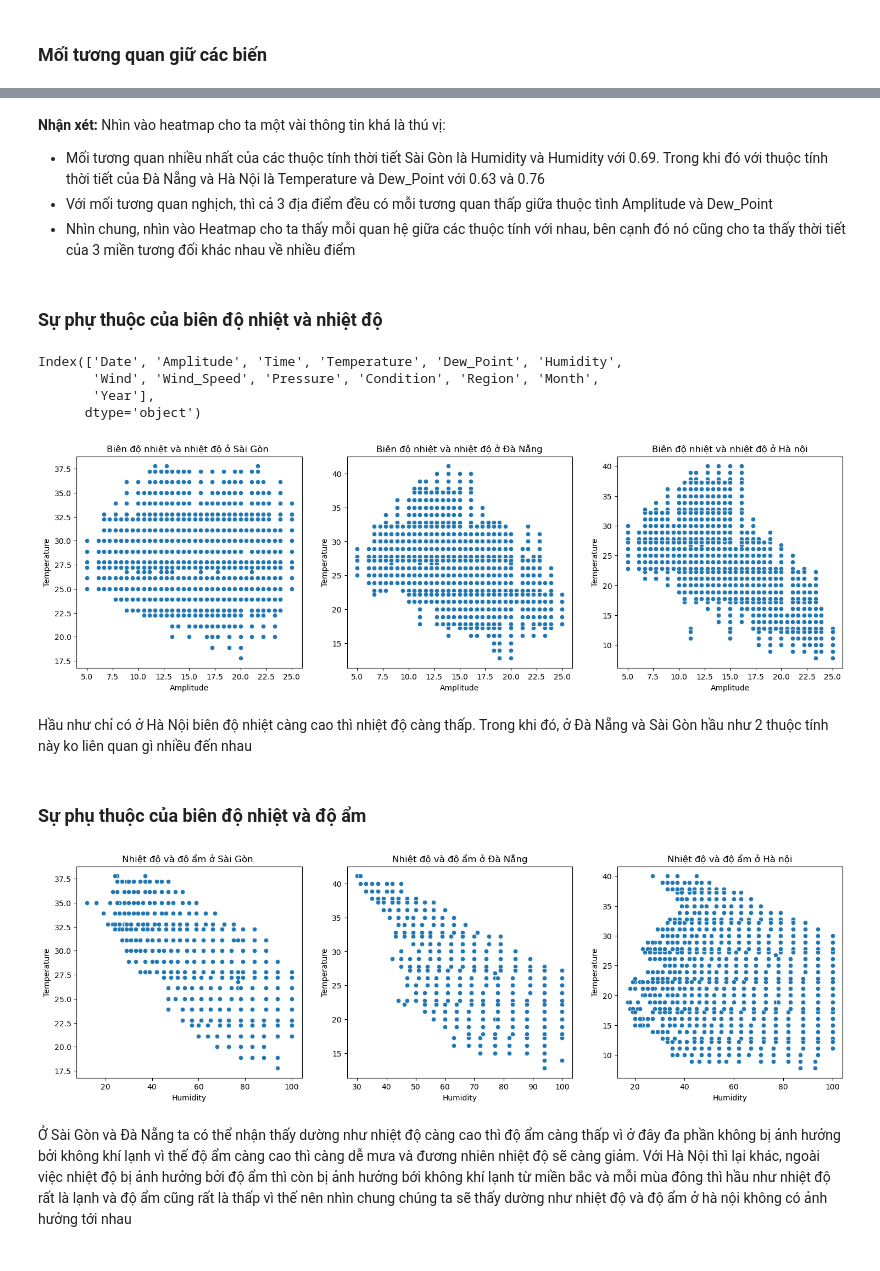
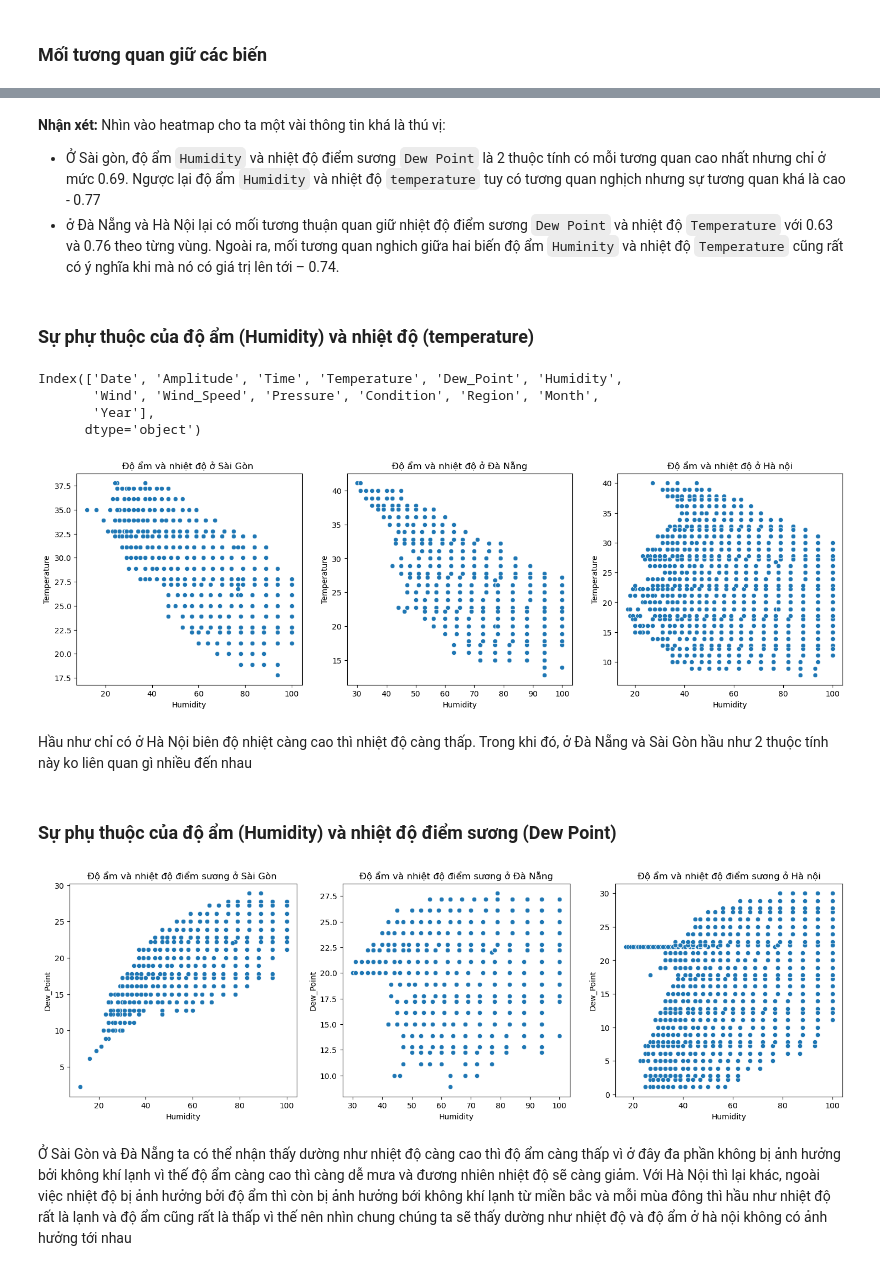
Before and after one commit to TomatoFT/Weather-Analysis-and-Forecasting-App, a Jupyter notebook: EDA_nguyenTri.ipynb, the cells around one changed output, grey strips where cells are left out. Saved outputs shown, nothing was run; the diff lists cells and outputs as text; code cells hidden in the pictures.

Commit message:
EDA và trực quan2

```diff
--- a/EDA_nguyenTri.ipynb
+++ b/EDA_nguyenTri.ipynb
@@ -239,7 +241,7 @@ df.head()
 # %% [markdown]
 Ngoài các thuộc tính trên ta còn nhận thất rằng biên độ nhiệt trong ngày `Amplitude` cũng rất là cần thiết vì thế ta sẽ thêm thuộc tính này bằng cách lấy nhiệt độ cao nhất trong ngày trừ đi nhiệt độ thấp nhất
 # %%
-amp = pd.DataFrame(df.groupby("Date")['Temperature'].max() - df.groupby("Date")['Temperature'].min())
-amp.columns = ['Amplitude']
-amp = amp.reset_index()
-df = pd.merge(amp, df, how="inner", on=["Date", "Date"])
+# amp = pd.DataFrame(df.groupby("Date")['Temperature'].max() - df.groupby("Date")['Temperature'].min())
+# amp.columns = ['Amplitude']
+# amp = amp.reset_index()
+# df = pd.merge(amp, df, how="inner", on=["Date", "Date"])
@@ -354,10 +427,25 @@ See the caveats in the documentation: https://pandas.pydata.org/pandas-docs/stab
 # %%
 # Xử lý với biên độ nhiệt
-df = df.drop(columns=['Amplitude'])
-amp = pd.DataFrame(df.groupby("Date")['Temperature'].max() - df.groupby("Date")['Temperature'].min())
-amp.columns = ['Amplitude']
-amp = amp.reset_index()
-df = pd.merge(amp, df, how="inner", on=["Date", "Date"])
+df = df.drop(columns = ['Amplitude'])
+df_sg = df[df['Region']=='Sai Gon']
+df_dn = df[df['Region']=='Da Nang']
+df_hn =df[df['Region']=='Ha Noi']
+amp_sg = pd.DataFrame(df_sg.groupby("Date")['Temperature'].max() - df_sg.groupby("Date")['Temperature'].min())
+amp_sg.columns = ['Amplitude']
+amp_sg = amp_sg.reset_index()
+df_sg = pd.merge(amp_sg, df_sg, how="inner", on=["Date", "Date"])
+
+amp_dn = pd.DataFrame(df_dn.groupby("Date")['Temperature'].max() - df_dn.groupby("Date")['Temperature'].min())
+amp_dn.columns = ['Amplitude']
+amp_dn = amp_dn.reset_index()
+df_dn = pd.merge(amp_dn, df_dn, how="inner", on=["Date", "Date"])
+
+amp_hn = pd.DataFrame(df_hn.groupby("Date")['Temperature'].max() - df_hn.groupby("Date")['Temperature'].min())
+amp_hn.columns = ['Amplitude']
+amp_hn = amp_hn.reset_index()
+df_hn = pd.merge(amp_hn, df_hn, how="inner", on=["Date", "Date"])
+
+df = df_sg.append(df_dn, ignore_index=True).append(df_hn, ignore_index=True)
 # %%
 # df['Month'] = pd.DatetimeIndex(df['Date']).month
 # df['Year'] = pd.DatetimeIndex(df['Date']).year
@@ -387,13 +475,12 @@ plt.show()
 # %% [markdown]
 **Nhận xét:** Nhìn vào heatmap cho ta một vài thông tin khá là thú vị:
-- Mối tương quan nhiều nhất của các thuộc tính thời tiết Sài Gòn là Humidity và Humidity với 0.69. Trong khi đó với thuộc tính thời tiết của Đà Nẵng và Hà Nội là Temperature và Dew_Point với 0.63 và 0.76
-- Với mối tương quan nghịch, thì cả 3 địa điểm đều có mỗi tương quan thấp giữa thuộc tình Amplitude và Dew_Point
--  Nhìn chung, nhìn vào Heatmap cho ta thấy mỗi quan hệ giữa các thuộc tính với nhau, bên cạnh đó nó cũng cho ta thấy thời tiết của 3 miền tương đối khác nhau về nhiều điểm
+-	Ở Sài gòn, độ ẩm `Humidity` và nhiệt độ điểm sương `Dew Point` là 2 thuộc tính có mỗi tương quan cao nhất nhưng chỉ ở mức 0.69. Ngược lại độ ẩm `Humidity` và nhiệt độ `temperature` tuy có tương quan nghịch nhưng sự tương quan khá là cao - 0.77
+-	ở Đà Nẵng và Hà Nội lại có mối tương thuận quan giữ nhiệt độ điểm sương `Dew Point` và nhiệt độ `Temperature` với 0.63 và 0.76 theo từng vùng. Ngoài ra, mối tương quan nghich giữa hai biến độ ẩm `Huminity` và nhiệt độ `Temperature` cũng rất có ý nghĩa khi mà nó có giá trị lên tới – 0.74.
 # %%
 # pearson_coef_length, p_value_length = stats.pearsonr(df['Dew_Point'], df['Temperature'])
 # print("Hệ số Pearson là:", pearson_coef_length, "và P-value là:", p_value_length)
 # %% [markdown]
-### Sự phự thuộc của biên độ nhiệt và nhiệt độ
+### Sự phự thuộc của độ ẩm (Humidity) và nhiệt độ (temperature)
 # %%
 df.columns
 # %% [output]
@@ -407,39 +494,39 @@ df_sg = df[df['Region']=='Sai Gon']
 df_dn = df[df['Region']=='Da Nang']
 df_hn =df[df['Region']=='Ha Noi']
 
-sns.scatterplot(df_sg['Amplitude'],df_sg['Temperature'], ax=axs[0])
-axs[0].set_title("Biên độ nhiệt và nhiệt độ ở Sài Gòn ")
+sns.scatterplot(df_sg['Humidity'],df_sg['Temperature'], ax=axs[0])
+axs[0].set_title("Độ ẩm và nhiệt độ ở Sài Gòn ")
 
-sns.scatterplot( df_dn['Amplitude'],df_dn['Temperature'], ax=axs[1])
-axs[1].set_title("Biên độ nhiệt và nhiệt độ ở Đà Nẵng")
+sns.scatterplot( df_dn['Humidity'],df_dn['Temperature'], ax=axs[1])
+axs[1].set_title("Độ ẩm và nhiệt độ ở Đà Nẵng")
 
-sns.scatterplot( df_hn['Amplitude'], df_hn['Temperature'], ax=axs[2])
-axs[2].set_title("Biên độ nhiệt và nhiệt độ ở Hà nội")
+sns.scatterplot( df_hn['Humidity'], df_hn['Temperature'], ax=axs[2])
+axs[2].set_title("Độ ẩm và nhiệt độ ở Hà nội")
 
 plt.show()
 # %% [output]
-[figure, old version]
+[figure, new version]
 # %% [markdown]
 Hầu như chỉ có ở Hà Nội biên độ nhiệt càng cao thì nhiệt độ càng thấp. Trong khi đó, ở Đà Nẵng và Sài Gòn hầu như 2 thuộc tính này ko liên quan gì nhiều đến nhau
 # %% [markdown]
-### Sự phụ thuộc của biên độ nhiệt và độ ẩm
+### Sự phụ thuộc của độ ẩm (Humidity) và nhiệt độ điểm sương (Dew Point)
 # %%
 fig, axs = plt.subplots(nrows=1, ncols=3, figsize = (18,5))
 df_sg = df[df['Region']=='Sai Gon']
 df_dn = df[df['Region']=='Da Nang']
 df_hn =df[df['Region']=='Ha Noi']
 
-sns.scatterplot(df_sg['Humidity'],df_sg['Temperature'], ax=axs[0])
-axs[0].set_title("Nhiệt độ và độ ẩm ở Sài Gòn ")
+sns.scatterplot(df_sg['Humidity'],df_sg['Dew_Point'], ax=axs[0])
+axs[0].set_title("Độ ẩm và nhiệt độ điểm sương ở Sài Gòn ")
 
-sns.scatterplot(df_dn['Humidity'], df_dn['Temperature'], ax=axs[1])
-axs[1].set_title("Nhiệt độ và độ ẩm ở Đà Nẵng")
+sns.scatterplot(df_dn['Humidity'], df_dn['Dew_Point'], ax=axs[1])
+axs[1].set_title("Độ ẩm và nhiệt độ điểm sương ở Đà Nẵng")
 
-sns.scatterplot(df_hn['Humidity'], df_hn['Temperature'], ax=axs[2])
-axs[2].set_title("Nhiệt độ và độ ẩm ở Hà nội")
+sns.scatterplot(df_hn['Humidity'], df_hn['Dew_Point'], ax=axs[2])
+axs[2].set_title("Độ ẩm và nhiệt độ điểm sương ở Hà nội")
 
 plt.show()
 # %% [output]
-[figure, old version]
+[figure, new version]
 # %% [markdown]
 Ở Sài Gòn và Đà Nẵng ta có thể nhận thấy dường như nhiệt độ càng cao thì độ ẩm càng thấp vì ở đây đa phần không bị ảnh hưởng bởi không khí lạnh vì thế độ ẩm càng cao thì càng dễ mưa và đương nhiên nhiệt độ sẽ càng giảm. Với Hà Nội thì lại khác, ngoài việc nhiệt độ bị ảnh hưởng bởi độ ẩm thì còn bị ảnh hưởng bới không khí lạnh từ miền bắc và mỗi mùa đông thì hầu như nhiệt độ rất là lạnh và độ ẩm cũng rất là thấp vì thế nên nhìn chung chúng ta sẽ thấy dường như nhiệt độ và độ ẩm ở hà nội không có ảnh hưởng tới nhau
```
Also changed, not shown: parts of 22 cells of this notebook, 1 other file.
